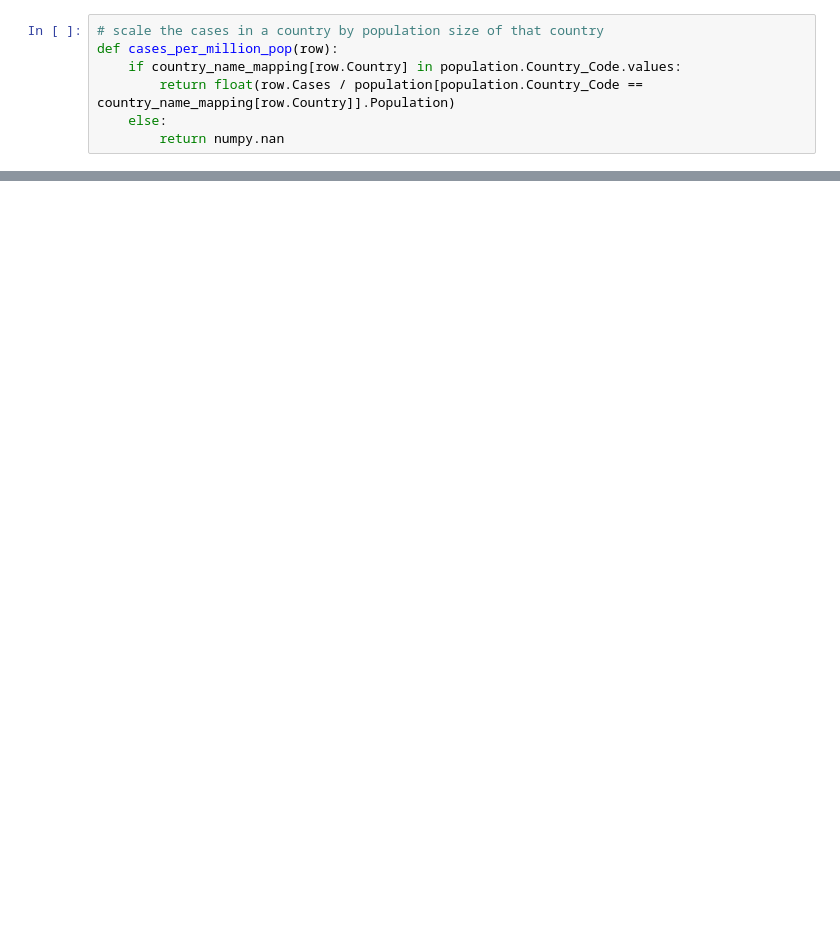
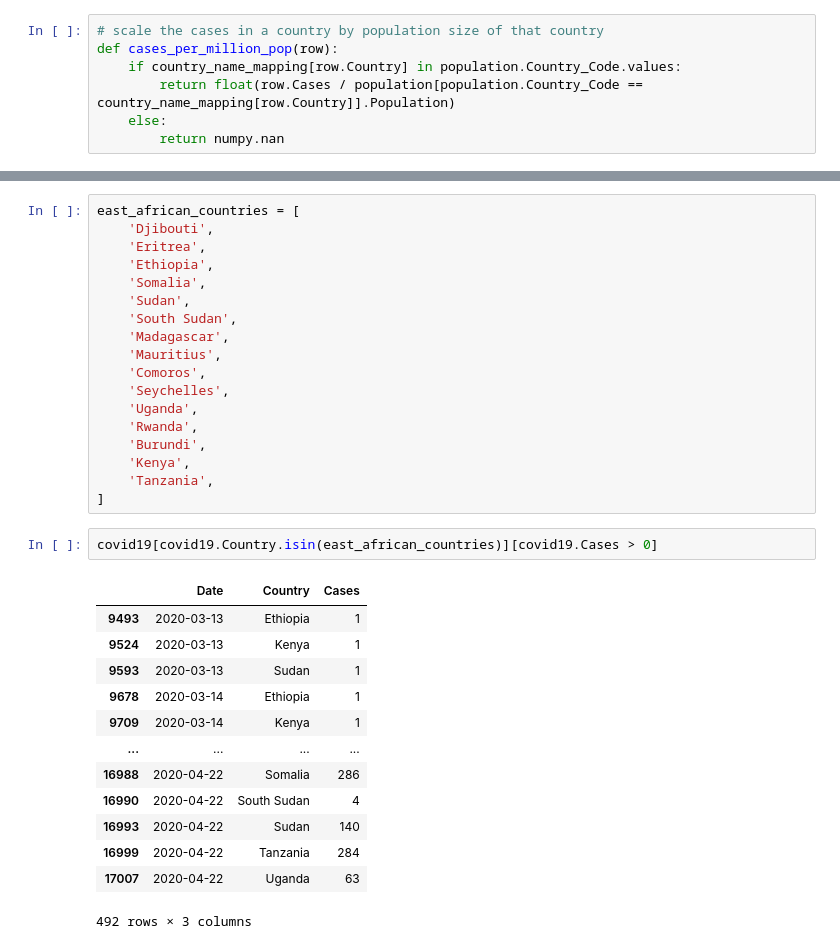
Before and after one commit to pvanheus/r_python_covid19, a Jupyter notebook: covid19_cases.ipynb, the cells around one changed output, grey strips where cells are left out. Saved outputs shown, nothing was run; the diff lists cells and outputs as text; blank space fills up the shorter version.

Commit message:
Update with East African search

```diff
--- a/covid19_cases.ipynb
+++ b/covid19_cases.ipynb
@@ -587,0 +516,34 @@ Name: cumulative_tests, dtype: float64
+# %%
+east_african_countries = [
+    'Djibouti',
+    'Eritrea',
+    'Ethiopia',
+    'Somalia',
+    'Sudan',
+    'South Sudan',
+    'Madagascar',
+    'Mauritius',
+    'Comoros',
+    'Seychelles',
+    'Uganda',
+    'Rwanda',
+    'Burundi',
+    'Kenya',
+    'Tanzania',
+]
+# %%
+covid19[covid19.Country.isin(east_african_countries)][covid19.Cases > 0]
+# %% [output]
+|  | Date | Country | Cases |
+| 9493 | 2020-03-13 | Ethiopia | 1 |
+| 9524 | 2020-03-13 | Kenya | 1 |
+| 9593 | 2020-03-13 | Sudan | 1 |
+| 9678 | 2020-03-14 | Ethiopia | 1 |
+| 9709 | 2020-03-14 | Kenya | 1 |
+| ... | ... | ... | ... |
+| 16988 | 2020-04-22 | Somalia | 286 |
+| 16990 | 2020-04-22 | South Sudan | 4 |
+| 16993 | 2020-04-22 | Sudan | 140 |
+| 16999 | 2020-04-22 | Tanzania | 284 |
+| 17007 | 2020-04-22 | Uganda | 63 |
+492 rows × 3 columns
```
Also changed, not shown: parts of 27 cells of this notebook.
